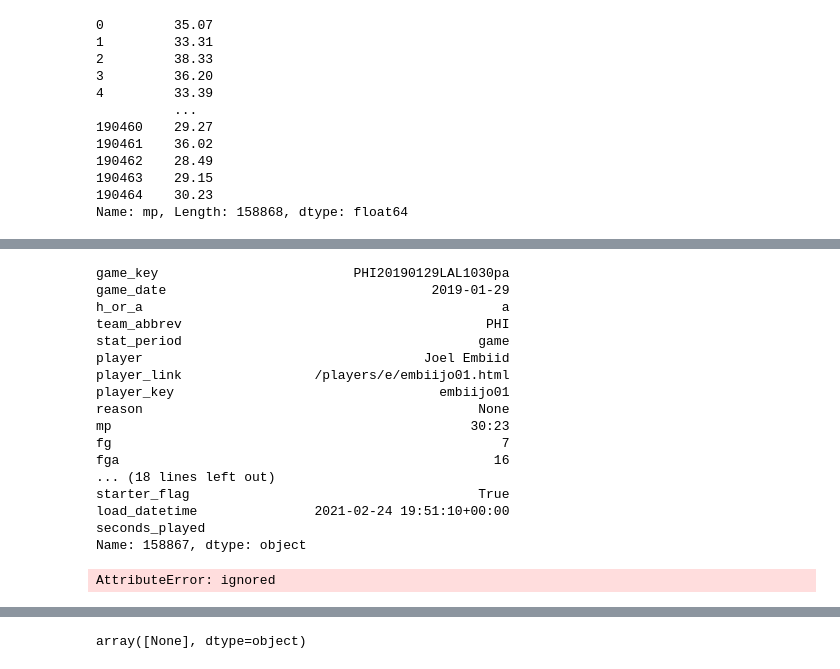
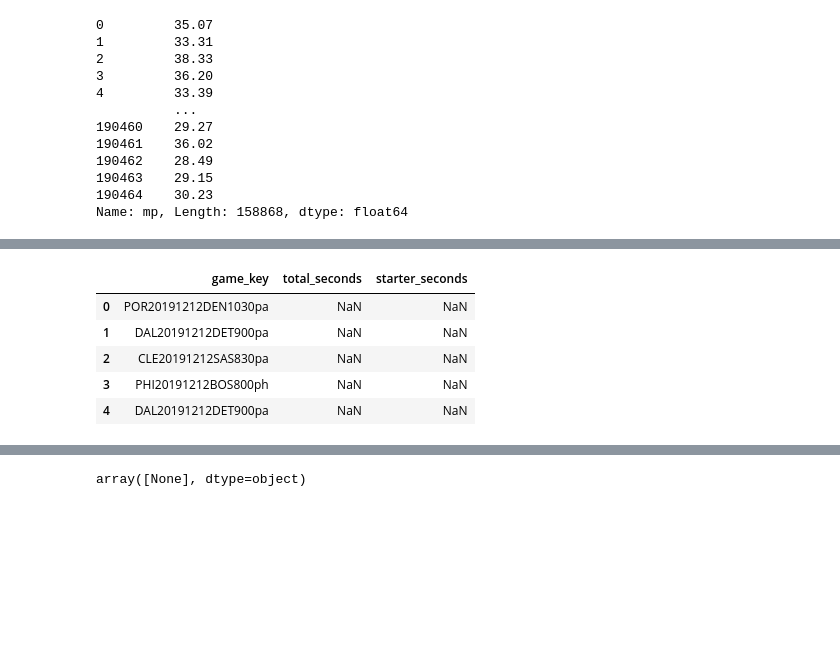
Before and after one commit to cwilbar04/gcp-end-to-end-nba-predictions, a Jupyter notebook: notebooks/EDA.ipynb, the cells around one changed output, grey strips where cells are left out. Cells and saved outputs as stored; diff of their text form; code cells hidden in the pictures; blank space fills up the shorter version.

```diff
--- a/notebooks/EDA.ipynb
+++ b/notebooks/EDA.ipynb
@@ -262,6 +258,8 @@ for i in range(len(player)):
 # %%
-def convert_to_seconds(mp):
-  sp = int(mp.split(':')[0]) * 60 + int(mp.split(':')[1])
+def convert_to_seconds(x):
+  sp = int(x.split(':')[0]) * 60 + int(x.split(':')[1])
   return sp
+# %%
+player['seconds_played'] = player['mp'].apply(convert_to_seconds)
 # %%
-player['seconds_played'].astype(str)
+player['seconds_played'] = player['seconds_played'].astype(int)
@@ -281,27 +266,17 @@ Name: seconds_played, Length: 158868, dtype: object
-# %%
-player.loc[158867,:]
-# %% [output]
-game_key                         PHI20190129LAL1030pa
-game_date                                  2019-01-29
-h_or_a                                              a
-team_abbrev                                       PHI
-stat_period                                      game
-player                                    Joel Embiid
-player_link                 /players/e/embiijo01.html
-player_key                                  embiijo01
-reason                                           None
-mp                                              30:23
-fg                                                  7
-fga                                                16
-... (18 lines left out)
-starter_flag                                     True
-load_datetime               2021-02-24 19:51:10+00:00
-seconds_played
-Name: 158867, dtype: object
-# %%
-player['seconds_played']
-# %% [output]
-AttributeError: ignored
+# %%
+game_player_stats = pd.DataFrame()
+game_player_stats['game_key'] = player['game_key']
+game_player_stats['total_seconds'] = player.groupby(['game_key'])['seconds_played'].sum()
+game_player_stats['starter_seconds']=player[player['starter_flag']==True].groupby(['game_key'])['seconds_played'].sum()
+# %%
+game_player_stats.head()
+# %% [output]
+|  | game_key | total_seconds | starter_seconds |
+| 0 | POR20191212DEN1030pa | NaN | NaN |
+| 1 | DAL20191212DET900pa | NaN | NaN |
+| 2 | CLE20191212SAS830pa | NaN | NaN |
+| 3 | PHI20191212BOS800ph | NaN | NaN |
+| 4 | DAL20191212DET900pa | NaN | NaN |
 # %%
 player.groupby(['game_key'])['seconds_played'].sum()
 # %% [output]
```
Also changed, not shown: parts of 4 cells of this notebook.
